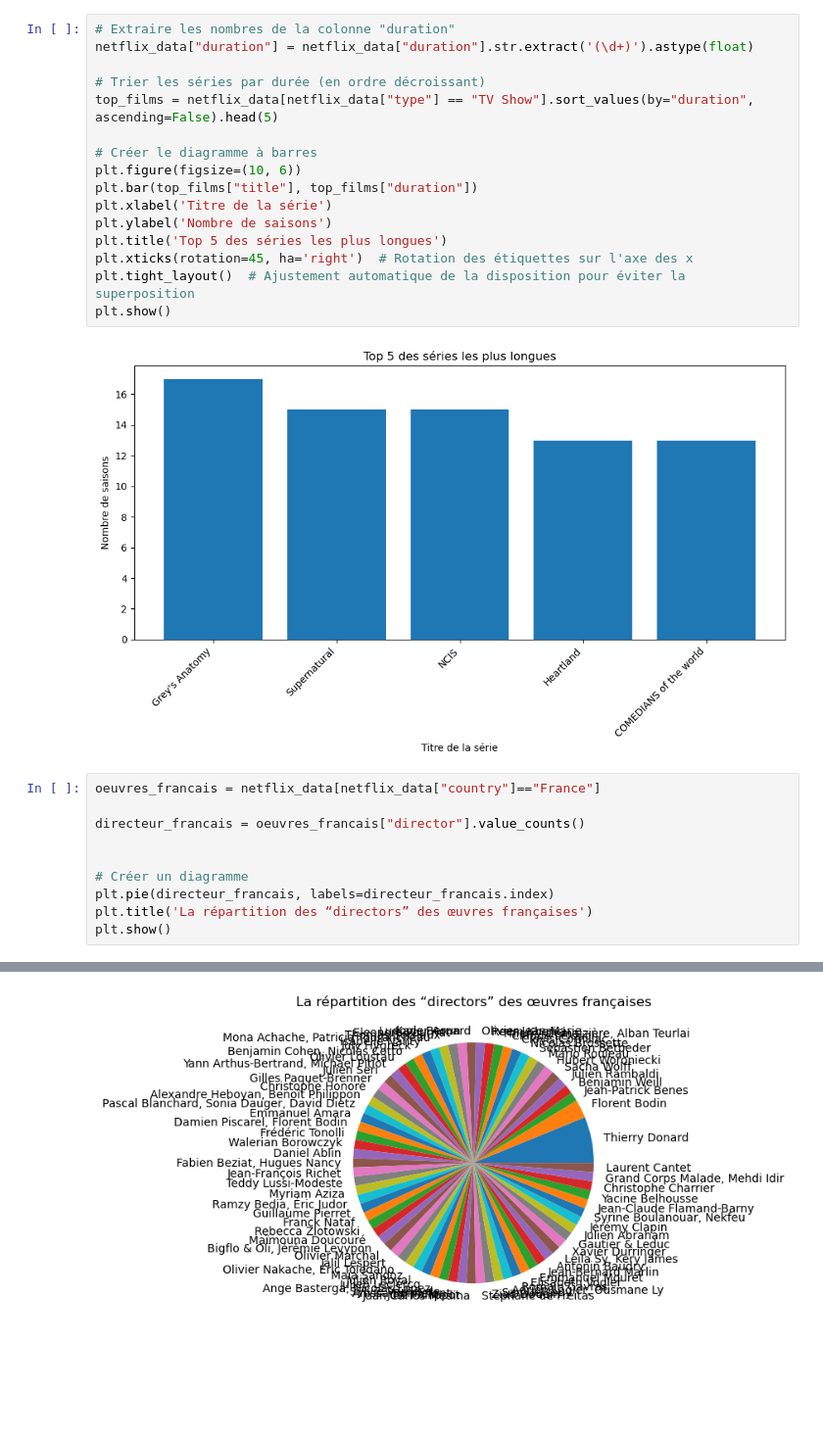
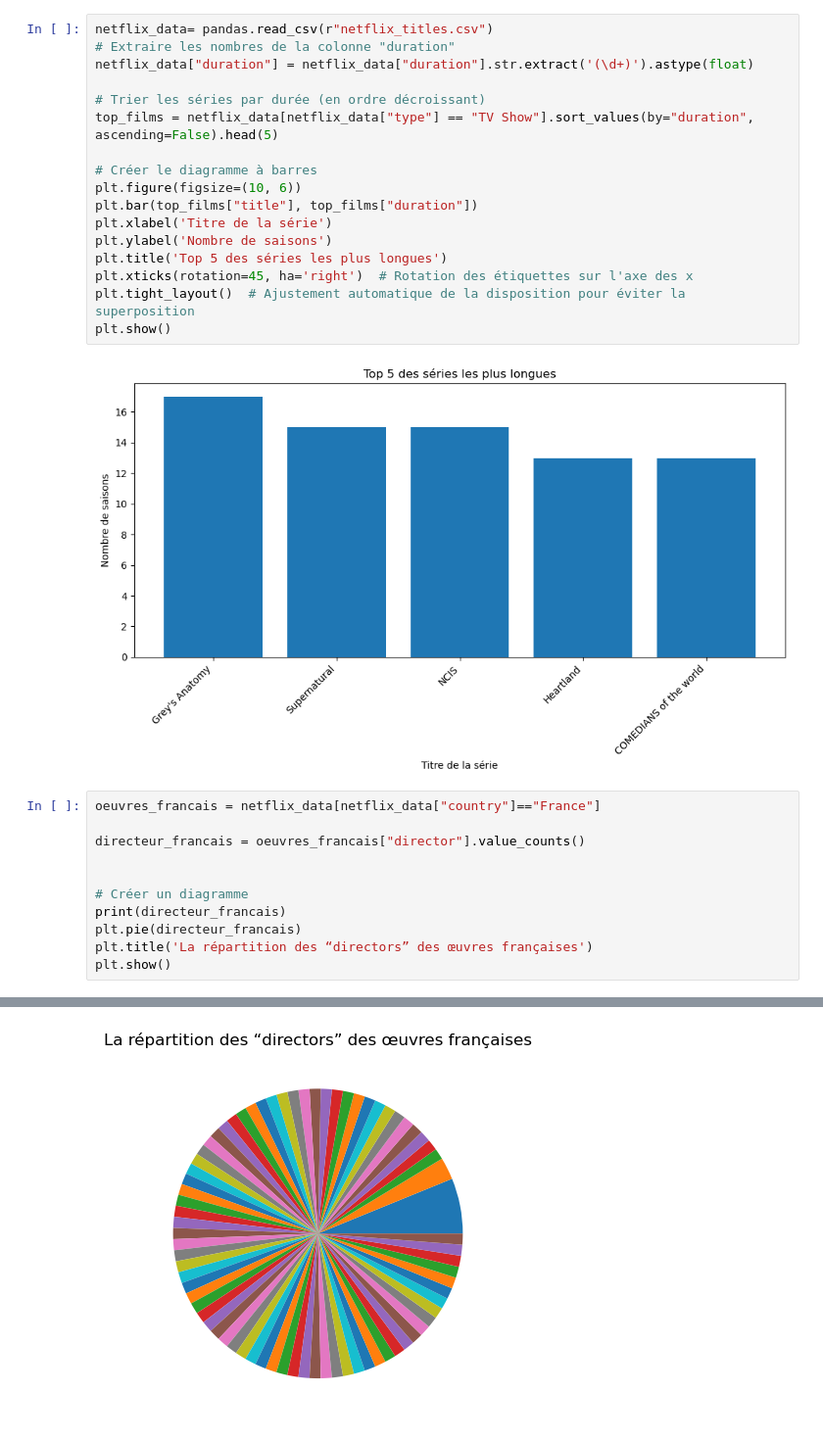
Before and after one commit to ilyes-chabab/netflix-insights, a Jupyter notebook: Netflix Data Analysis.ipynb, the cells around one changed output, grey strips where cells are left out. Shown at 98% size. Drawn from its saved outputs; the diff is of its cells as text; blank space fills up the shorter version.

```diff
--- a/Netflix Data Analysis.ipynb
+++ b/Netflix Data Analysis.ipynb
@@ -539,6 +562,7 @@ plt.show()
 # %% [output]
 [figure]
 # %%
+netflix_data= pandas.read_csv(r"netflix_titles.csv")
 # Extraire les nombres de la colonne "duration"
 netflix_data["duration"] = netflix_data["duration"].str.extract('(\d+)').astype(float)
 
@@ -563,7 +587,8 @@ directeur_francais = oeuvres_francais["director"].value_counts()
 
 
 # Créer un diagramme
-plt.pie(directeur_francais, labels=directeur_francais.index)
+print(directeur_francais)
+plt.pie(directeur_francais)
 plt.title('La répartition des “directors” des œuvres françaises')
 plt.show()
 # %% [output]
@@ -570,4 +608,4 @@ plt.show()
-[figure, old version]
+[figure, new version]
 # %%
 
 
```
Also changed, not shown: parts of 29 cells of this notebook, 2 other files.
